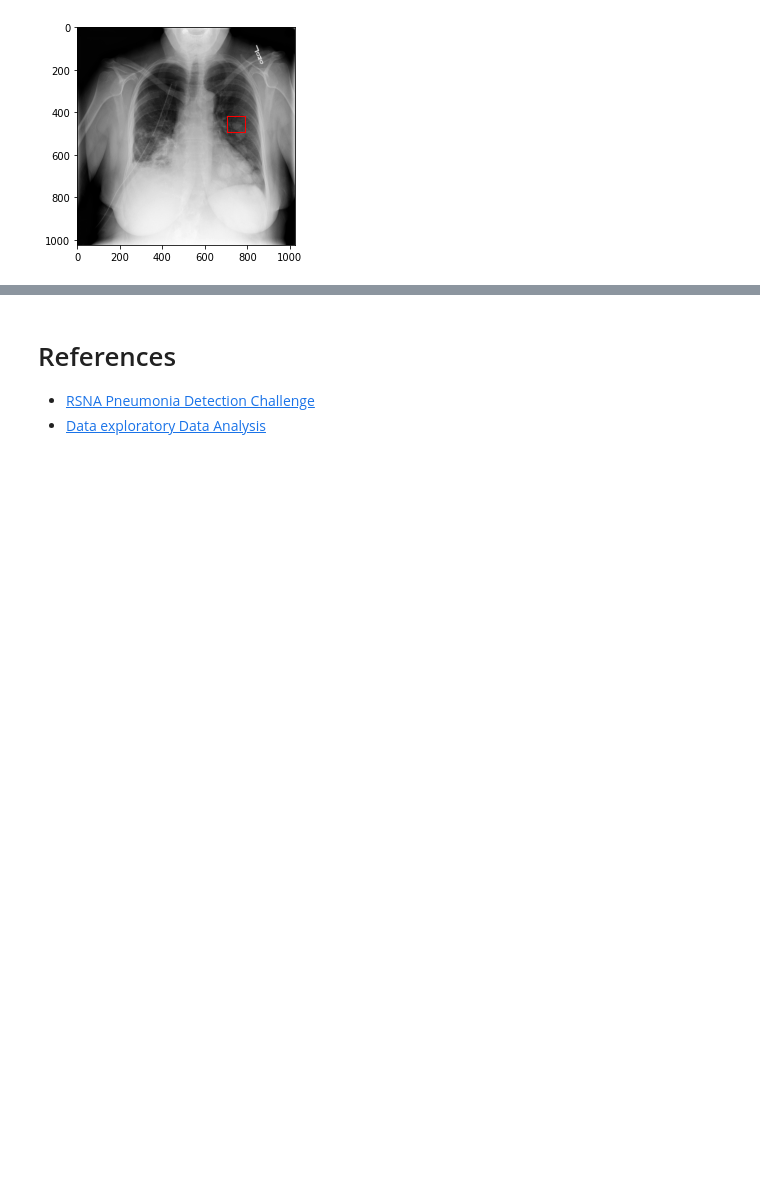
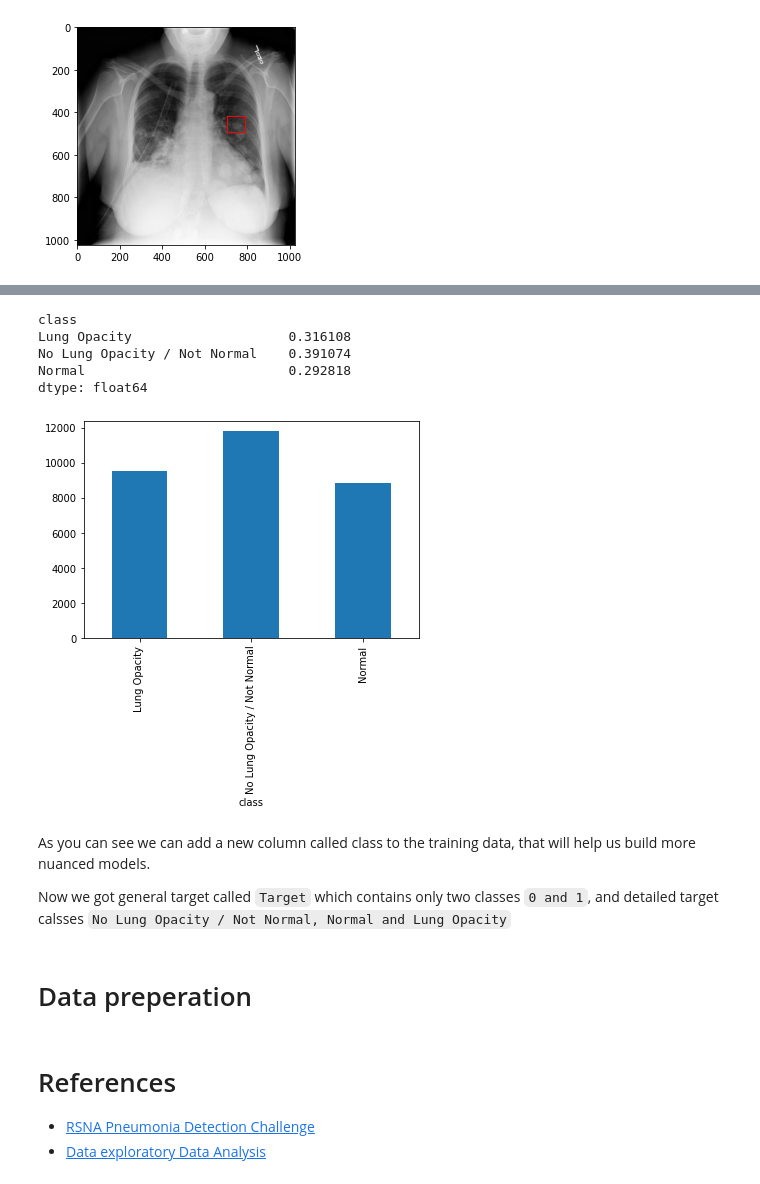
Before and after one commit to omarsayed7/RSNA-Pneumonia-Detection, a Jupyter notebook: RSNA_Pneumonia_Detection.ipynb, the cells around one changed output, grey strips where cells are left out. Cells and saved outputs as stored; diff of their text form; code cells hidden in the pictures; blank space fills up the shorter version.

```diff
--- a/RSNA_Pneumonia_Detection.ipynb
+++ b/RSNA_Pneumonia_Detection.ipynb
@@ -260,3 +293,20 @@ draw(img,x,y,h,w)
+# %%
+data_info.groupby('class').size().plot.bar()
+print(data_info.groupby('class').size() / train_labels.shape[0])
+# %% [output]
+class
+Lung Opacity                    0.316108
+No Lung Opacity / Not Normal    0.391074
+Normal                          0.292818
+dtype: float64
+[figure, added]
+# %% [markdown]
+As you can see we can add a new column called class to the training data, that will help us build more nuanced models.
+
+Now we got general target called `Target` which contains only two classes `0 and 1`,
+and detailed target calsses `No Lung Opacity / Not Normal, Normal and Lung Opacity`
+# %% [markdown]
+# Data preperation
 # %% [markdown]
 # References
 * [RSNA Pneumonia Detection Challenge](https://www.kaggle.com/c/rsna-pneumonia-detection-challenge?rvi=1)
```
Also changed, not shown: parts of 15 cells of this notebook.
